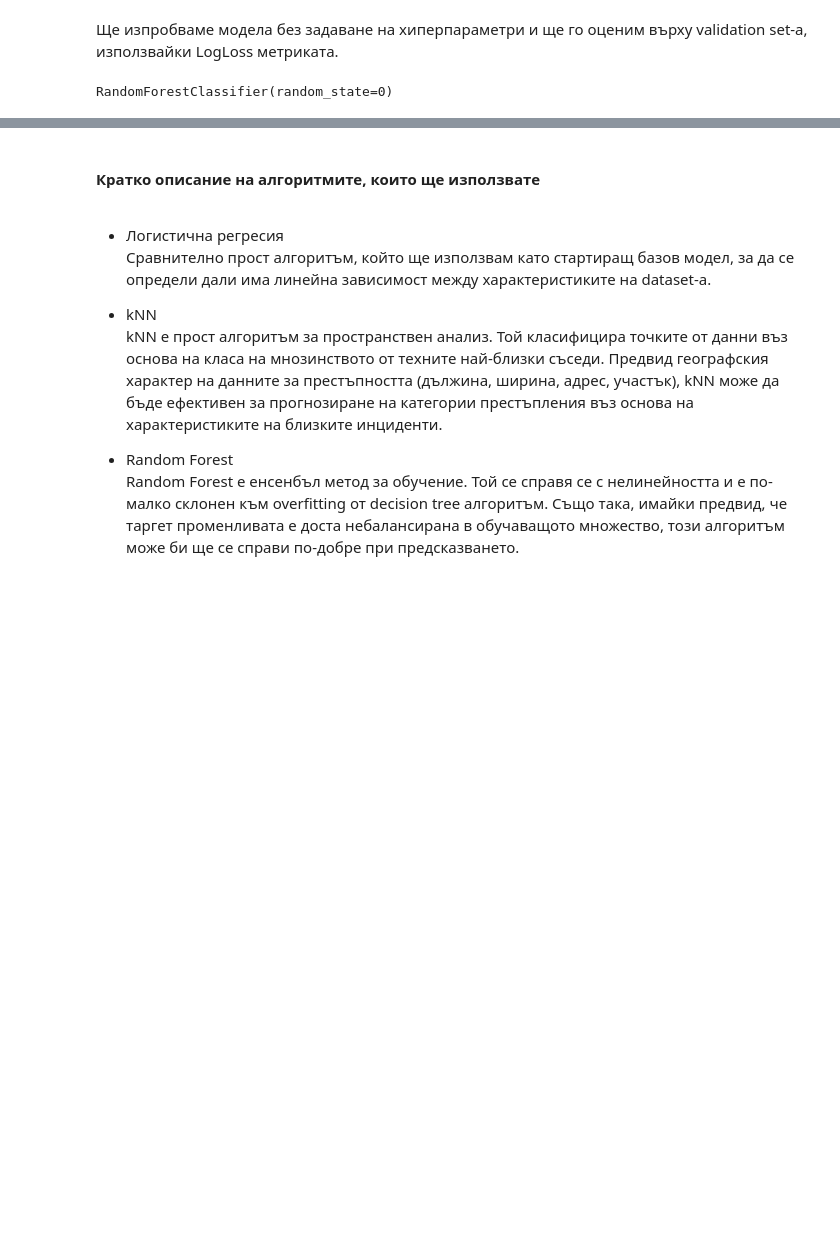
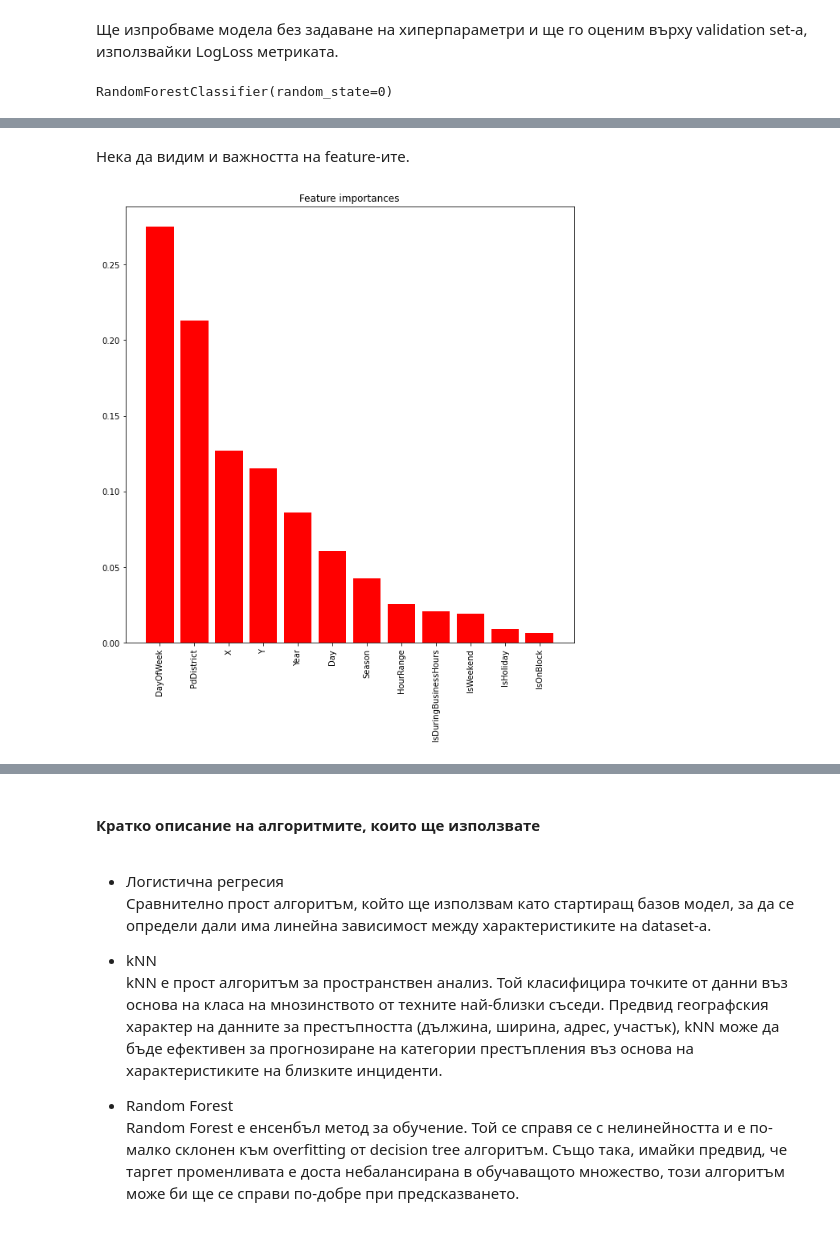
Before and after one commit to RayaSimeonova/crime-classification, a Jupyter notebook: project_description.ipynb, the cells around one changed output, grey strips where cells are left out. Cells and saved outputs as stored; diff of their text form; code cells hidden in the pictures; blank space fills up the shorter version.

```diff
--- a/project_description.ipynb
+++ b/project_description.ipynb
@@ -573,0 +779,7 @@ Fitting 3 folds for each of 35 candidates, totalling 105 fits
+# %%
+data_selection = data.drop(columns=['Hour', 'Minute', 'Month', 'EpochTime'])
+X_train, X_val, X_test, y_train, y_val, y_test = train_val_test_split(data_selection)
+del data_selection, X_test, y_test
+
+print("train score: ", log_loss_evaluation(model, X_train, y_train))
+print("validation score: ", log_loss_evaluation(model, X_val, y_val))
@@ -573,0 +835,3 @@ Fitting 3 folds for each of 35 candidates, totalling 105 fits
+# %%
+model = RandomForestClassifier(random_state=0, max_depth=12, n_estimators=30, min_samples_split=10, max_features='log2')
+model.fit(X_train, y_train)
@@ -573,0 +841,7 @@ Fitting 3 folds for each of 35 candidates, totalling 105 fits
+# %%
+data_selection = data.drop(columns=['Hour', 'Minute', 'Month', 'EpochTime'])
+X_train, X_val, X_test, y_train, y_val, y_test = train_val_test_split(data_selection)
+del data_selection, X_test, y_test
+
+print("train score: ", log_loss_evaluation(model, X_train, y_train))
+print("validation score: ", log_loss_evaluation(model, X_val, y_val))
@@ -573,0 +871,6 @@ Fitting 3 folds for each of 35 candidates, totalling 105 fits
+# %% [markdown]
+Нека да видим и важността на feature-ите.
+# %%
+random_forest_features(model, X_val)
+# %% [output]
+[figure, added]
```
Also changed, not shown: parts of 61 cells of this notebook.
